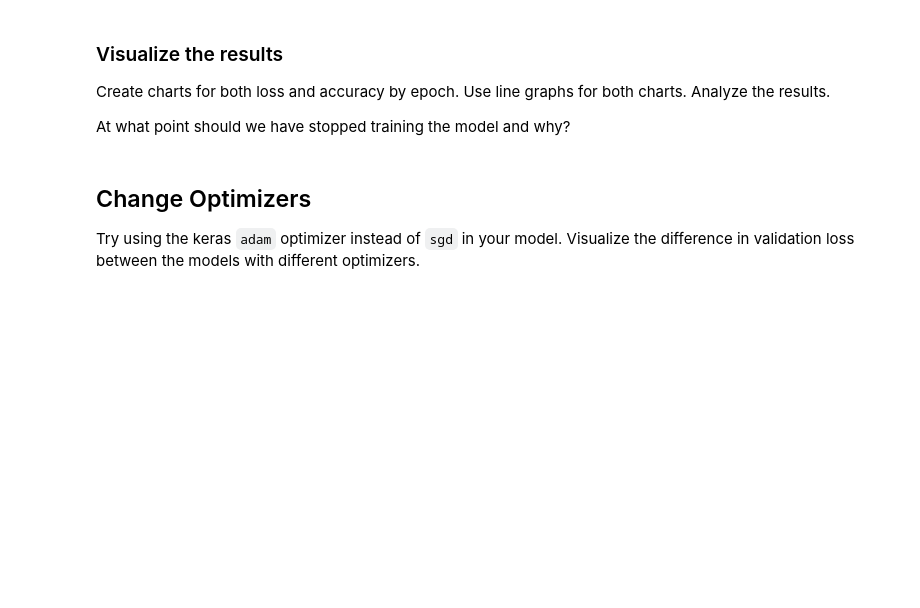
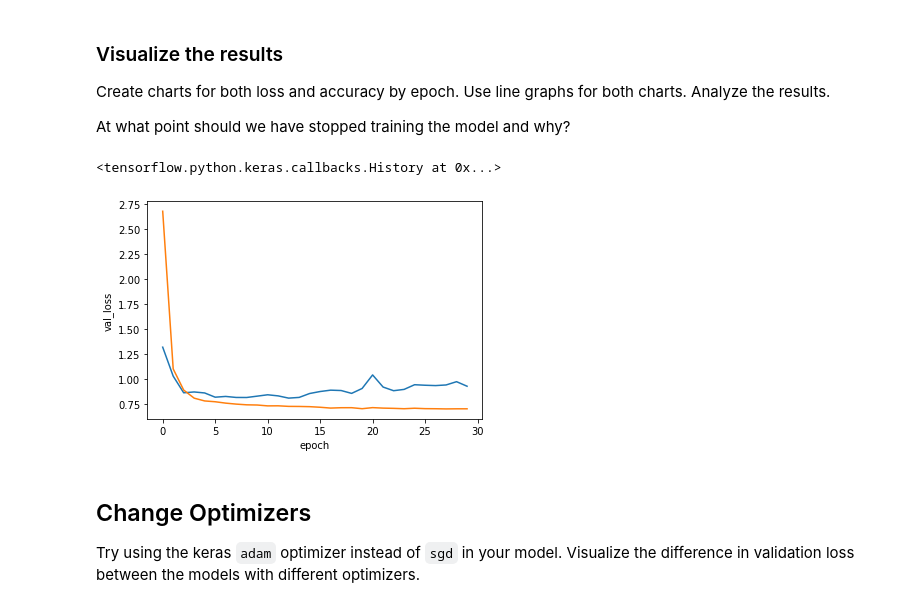
Before and after one commit to term1830/DS-Unit-4-Sprint-2-Neural-Networks, a Jupyter notebook: module1-Architect/LS_DS_421_Architect_Assignment.ipynb, the cells around one changed output. Saved outputs shown, nothing was run; the diff lists cells and outputs as text; code cells hidden in the pictures; blank space fills up the shorter version.

```diff
--- a/module1-Architect/LS_DS_421_Architect_Assignment.ipynb
+++ b/module1-Architect/LS_DS_421_Architect_Assignment.ipynb
@@ -70,0 +76,18 @@ import tensorflow as tf
+# %%
+model = Sequential()
+adam = Adam()
+sgd = SGD()
+
+model.add(Dense(units=64, activation='relu'))
+# Hidden layer #2
+model.add(Dense(32, activation='relu'))
+
+# Output layer #1
+model.add(Dense(10, activation='softmax'))
+
+
+
+# model.summary()
+# %%
+model.compile(loss="sparse_categorical_crossentropy", optimizer='sgd', metrics=['accuracy'])
+model.fit(X, y, validation_split=0.2, epochs=30)
@@ -75,16 +134,19 @@ Create charts for both loss and accuracy by epoch. Use line graphs for both char
 
 At what point should we have stopped training the model and why?
 # %%
-baseline.history
+model.history
+# %% [output]
+<tensorflow.python.keras.callbacks.History at 0x...>
 # %%
-import seaborn as sns
-import pandas as pd
 
-df = pd.DataFrame.from_records(baseline.history)
+
+df = pd.DataFrame.from_records(model.history.history)
 df['epoch'] = [i for i in range(df.shape[0])]
 
 ax = sns.lineplot(x='epoch', y='val_loss', data=df)
 ax = sns.lineplot(x='epoch', y='loss', data=df);
+# %% [output]
+[figure, added]
 # %% [markdown]
 ## Change Optimizers
 Try using the keras `adam` optimizer instead of `sgd` in your model. Visualize the difference in validation loss between the models with different optimizers.
```
Also changed, not shown: parts of 6 cells of this notebook.
